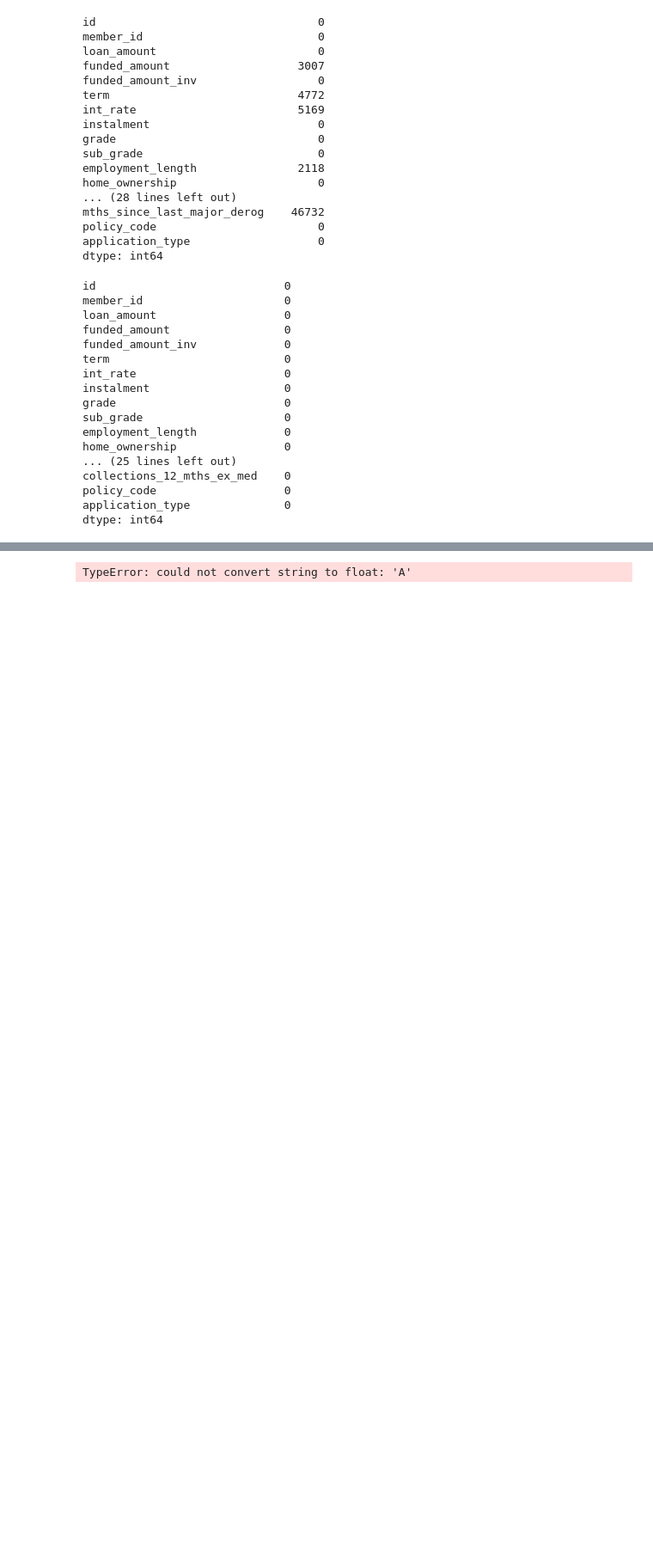
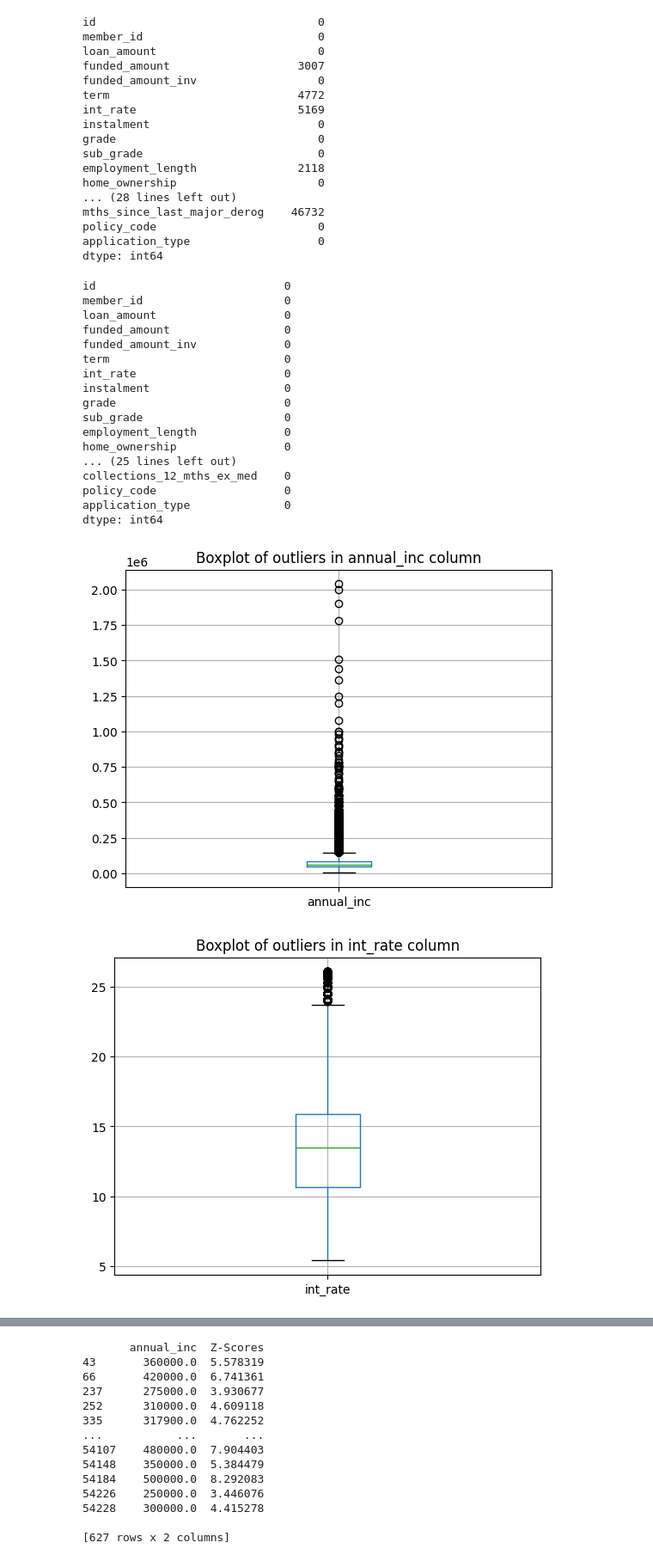
Before and after one commit to tgcoughlin/exploratory-data-analysis---customer-loans-in-finance597, a Jupyter notebook: db.ipynb, the cells around one changed output, grey strips where cells are left out. Shown at 86% size. Drawn from its saved outputs; the diff is of its cells as text; code cells hidden in the pictures; blank space fills up the shorter version.

```diff
--- a/db.ipynb
+++ b/db.ipynb
@@ -307,6 +317,7 @@ dtype: int64
 from statsmodels.graphics.gofplots import qqplot
 import matplotlib.pyplot as plt
 from matplotlib import pyplot
+import numpy as np
 
 
 class Plotter:
@@ -316,36 +327,70 @@ class Plotter:
     def plot_histogram_of_column(self, column_name):
         plt.figure(figsize=(10, 6))
         plt.subplot(2, 1, 1)
-        plt.title(f'Distribution of {column_name} Before Null Removal')
+        plt.title(f'Distribution of {column_name}')
         self.dataframe[column_name].hist(bins=20, color='blue', alpha=0.7)
         plt.xlabel(column_name)
         plt.ylabel('Frequency')
 
     def plot_histogram_of_column_after(self, column_name):
         plt.figure(figsize=(10, 6))
         plt.subplot(2, 1, 1)
         plt.title(f'Distribution of {column_name} After Null Removal')
         self.dataframe[column_name].hist(bins=20, color='blue', alpha=0.7)
         plt.xlabel(column_name)
         plt.ylabel('Frequency')
 
     def q_plotter(self, column_name):
         qq_plot = qqplot(dropped_finance_df[column_name], scale=1, line='q', fit=True)
         pyplot.show()
 
-    def identify_skewed_columns(self, threshold=0.5):
-        skewed_columns = self.dataframe.apply(lambda x: x.skew()).sort_values(ascending=False)
+    def identify_skewed_columns(self, threshold=2):
+        numeric_columns = self.dataframe.select_dtypes(include=['number'])
+        skewed_columns = numeric_columns.apply(lambda x: x.skew()).sort_values(ascending=False)
         skewed_columns = skewed_columns[abs(skewed_columns) > threshold]
         return skewed_columns.index.tolist()
+
+    def see_outliers_box(self, columnname):
+        self.dataframe.boxplot(column=columnname)
+        plt.title(f'Boxplot of outliers in {columnname} column')
+        plt.show()
+
+    def see_outliers_scatter(self, columnnamex, columnnamey):
+        x_column = columnnamex
+        y_column = columnnamey
+
+        plt.scatter(self.dataframe[x_column], self.dataframe[y_column])
+        plt.xlabel(x_column)
+        plt.ylabel(y_column)
+        plt.title(f'Scatter plot to identify outliers in {columnnamey} column')
+        plt.show()
+
+    def z_scores(self, columnname):
+        mean_figure = np.mean(self.dataframe[columnname])
+        std_dev = np.std(self.dataframe[columnname])
+        z_scores = (self.dataframe[columnname] - mean_figure) / std_dev
+        dropped_finance_df_z = self.dataframe
+        dropped_finance_df_z['Z-Scores'] = z_scores
+        filtered_z_scores_df = dropped_finance_df_z[dropped_finance_df_z['Z-Scores'] > 3]
+        print(filtered_z_scores_df[[columnname,'Z-Scores']])
+
 
 
 
 plot_before_df = Plotter(finance_df)
 plot_after_df = Plotter(dropped_finance_df)
 
 #plot_before_df.plot_histogram_of_column('funded_amount')
 #plot_after_df.plot_histogram_of_column('funded_amount')
 #plot_after_df.q_plotter('funded_amount')
-skewed_columns = plot_after_df.identify_skewed_columns()
-print("Skewed Columns:", skewed_columns)
+#skewed_columns = plot_after_df.identify_skewed_columns()
+#print("Skewed Columns:", skewed_columns)
+
+plot_after_df.see_outliers_box('annual_inc')
+plot_after_df.see_outliers_box('int_rate')
+plot_after_df.see_outliers_scatter('loan_amount', 'int_rate')
+plot_after_df.plot_histogram_of_column('int_rate')
+plot_after_df.z_scores('annual_inc')
 # %% [output]
+[figure, added]
+[figure, added]
@@ -352 +398,14 @@ print("Skewed Columns:", skewed_columns)
-TypeError: could not convert string to float: 'A'
+       annual_inc  Z-Scores
+43       360000.0  5.578319
+66       420000.0  6.741361
+237      275000.0  3.930677
+252      310000.0  4.609118
+335      317900.0  4.762252
+...           ...       ...
+54107    480000.0  7.904403
+54148    350000.0  5.384479
+54184    500000.0  8.292083
+54226    250000.0  3.446076
+54228    300000.0  4.415278
+
+[627 rows x 2 columns]
```
Also changed, not shown: parts of 15 cells of this notebook, 2 other files.
